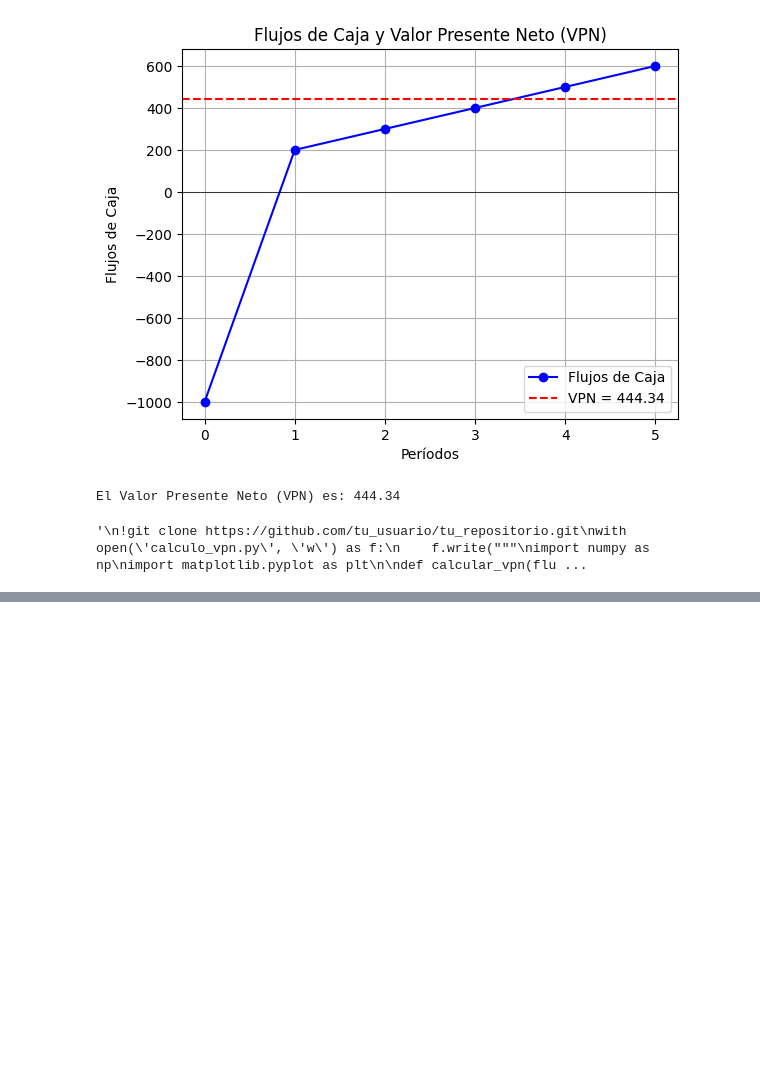
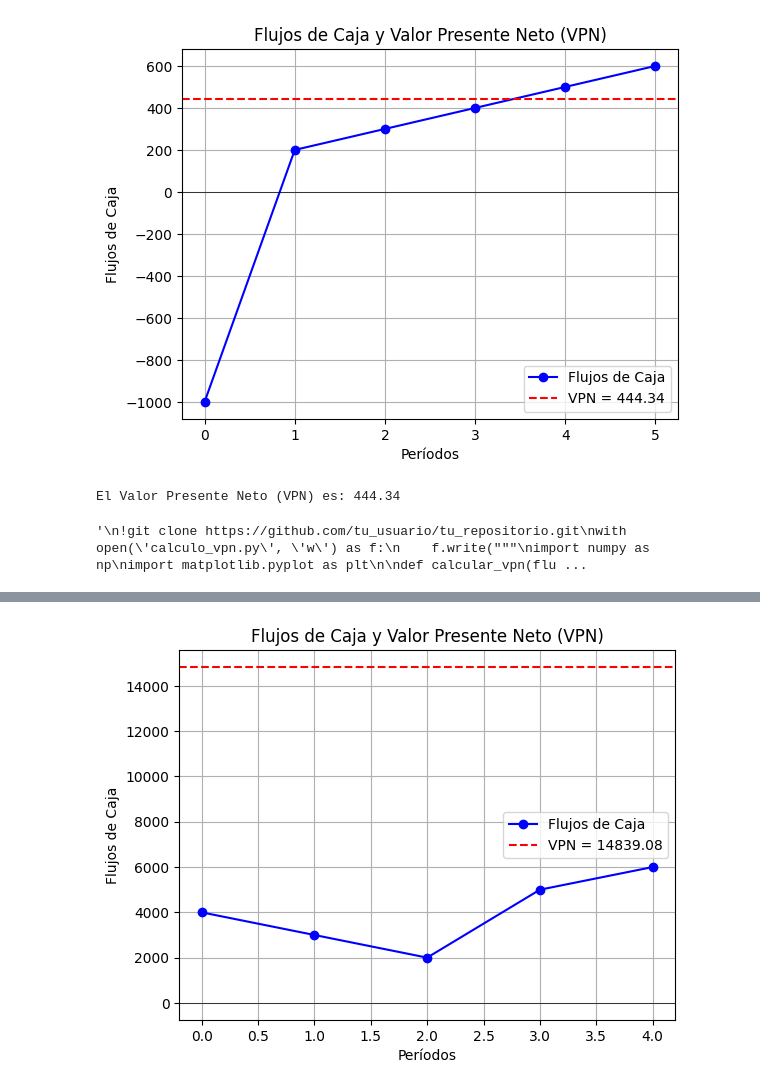
Before and after one commit to Sara-Zuluaga/gdp-dashboard, a Jupyter notebook: Trabajo_Final_VPN.ipynb, the cells around one changed output, grey strips where cells are left out. Cells and saved outputs as stored; diff of their text form; code cells hidden in the pictures; blank space fills up the shorter version.

```diff
--- a/Trabajo_Final_VPN.ipynb
+++ b/Trabajo_Final_VPN.ipynb
@@ -73,3 +73,91 @@ print(f"El Valor Presente Neto (VPN) es: {vpn:.2f}")
 [figure]
 El Valor Presente Neto (VPN) es: 444.34
 '\n!git clone https://github.com/tu_usuario/tu_repositorio.git\nwith open(\'calculo_vpn.py\', \'w\') as f:\n    f.write("""\nimport numpy as np\nimport matplotlib.pyplot as plt\n\ndef calcular_vpn(flu ...
+# %%
+
+import numpy as np
+import matplotlib.pyplot as plt
+
+# Función para calcular el VPN
+def calcular_vpn(flujos_de_caja, tasa_descuento):
+    vpn = 0
+    for t in range(len(flujos_de_caja)):
+        vpn += flujos_de_caja[t] / (1 + tasa_descuento) ** t
+    return vpn
+
+# Función para ingresar los flujos de caja y la tasa de descuento de manera interactiva
+def ingresar_datos():
+    flujos_de_caja = []
+    n = int(input("Ingrese el número de períodos: "))
+    for i in range(n):
+        flujo = float(input(f"Ingrese el flujo de caja para el período {i}: "))
+        flujos_de_caja.append(flujo)
+    tasa_descuento = float(input("Ingrese la tasa de descuento (en decimal, por ejemplo 0.1 para 10%): "))
+    return flujos_de_caja, tasa_descuento
+
+# Ingresar los datos de manera interactiva
+flujos_de_caja, tasa_descuento = ingresar_datos()
+
+# Calcular el VPN
+vpn = calcular_vpn(flujos_de_caja, tasa_descuento)
+
+# Generar la gráfica
+periodos = np.arange(len(flujos_de_caja))
+plt.plot(periodos, flujos_de_caja, marker='o', linestyle='-', color='b', label='Flujos de Caja')
+plt.axhline(0, color='black', linewidth=0.5)
+plt.axhline(vpn, color='r', linestyle='--', label=f'VPN = {vpn:.2f}')
+plt.xlabel('Períodos')
+plt.ylabel('Flujos de Caja')
+plt.title('Flujos de Caja y Valor Presente Neto (VPN)')
+plt.legend()
+plt.grid(True)
+plt.show()
+
+# Imprimir el resultado del VPN
+print(f"El Valor Presente Neto (VPN) es: {vpn:.2f}")
+
+# Código para guardar en GitHub (esto es solo un ejemplo y no se ejecuta en este entorno)
+"""
+!git clone https://github.com/tu_usuario/tu_repositorio.git
+with open('calculo_vpn.py', 'w') as f:
+    f.write(\"\"\"
+import numpy as np
+import matplotlib.pyplot as plt
+
+def calcular_vpn(flujos_de_caja, tasa_descuento):
+    vpn = 0
+    for t in range(len(flujos_de_caja)):
+        vpn += flujos_de_caja[t] / (1 + tasa_descuento) ** t
+    return vpn
+
+def ingresar_datos():
+    flujos_de_caja = []
+    n = int(input("Ingrese el número de períodos: "))
+    for i in range(n):
+        flujo = float(input(f"Ingrese el flujo de caja para el período {i}: "))
+        flujos_de_caja.append(flujo)
+    tasa_descuento = float(input("Ingrese la tasa de descuento (en decimal, por ejemplo 0.1 para 10%): "))
+    return flujos_de_caja, tasa_descuento
+
+flujos_de_caja, tasa_descuento = ingresar_datos()
+
+vpn = calcular_vpn(flujos_de_caja, tasa_descuento)
+
+periodos = np.arange(len(flujos_de_caja))
+plt.plot(periodos, flujos_de_caja, marker='o', linestyle='-', color='b', label='Flujos de Caja')
+plt.axhline(0, color='black', linewidth=0.5)
+plt.axhline(vpn, color='r', linestyle='--', label=f'VPN = {vpn:.2f}')
+plt.xlabel('Períodos')
+plt.ylabel('Flujos de Caja')
+plt.title('Flujos de Caja y Valor Presente Neto (VPN)')
+plt.legend()
+plt.grid(True)
+plt.show()
+
+print(f"El Valor Presente Neto (VPN) es: {vpn:.2f}")
+\"\"\")
+!git add calculo_vpn.py
+!git commit -m "Agregar código para calcular VPN"
+!git push origin main
+"""
+# %% [output]
@@ -75,0 +171 @@ El Valor Presente Neto (VPN) es: 444.34
+[figure, added]
```
Also changed, not shown: parts of 1 cell of this notebook.
